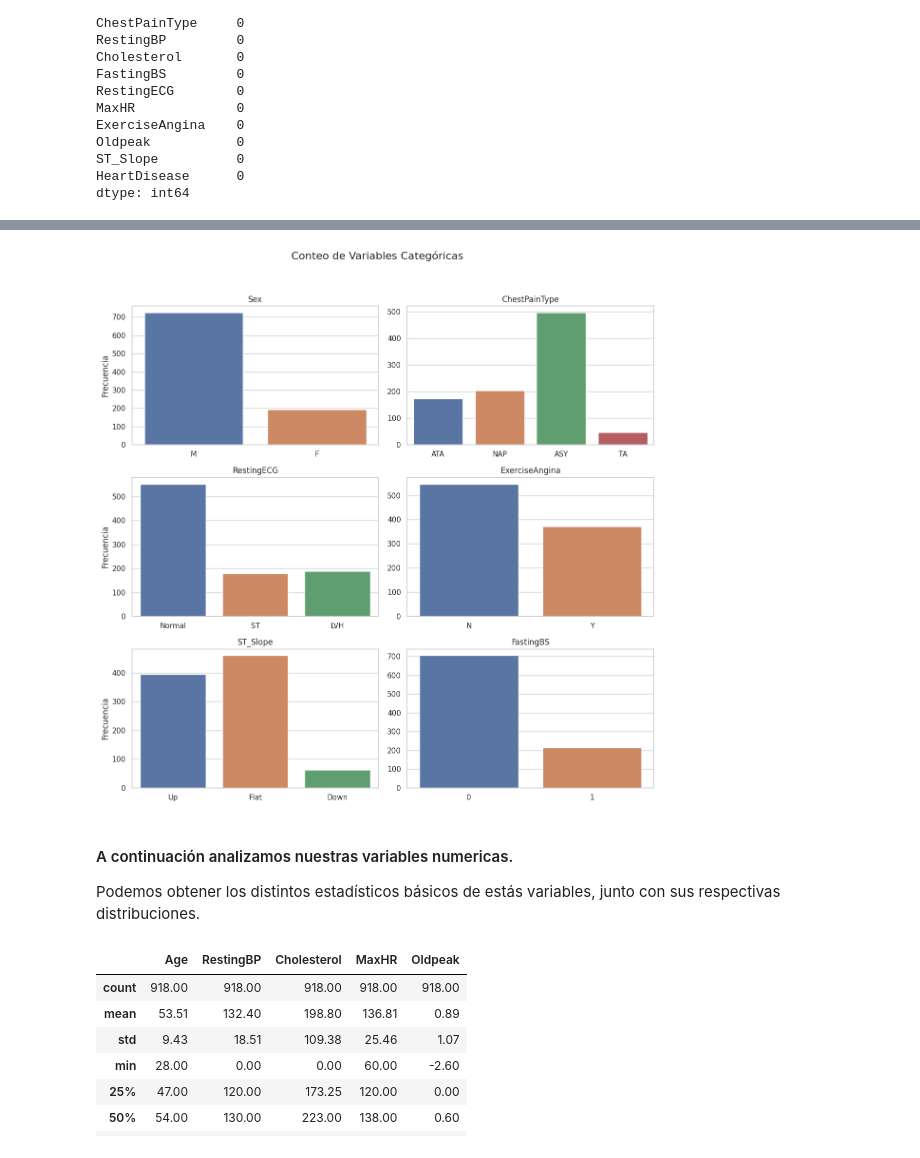
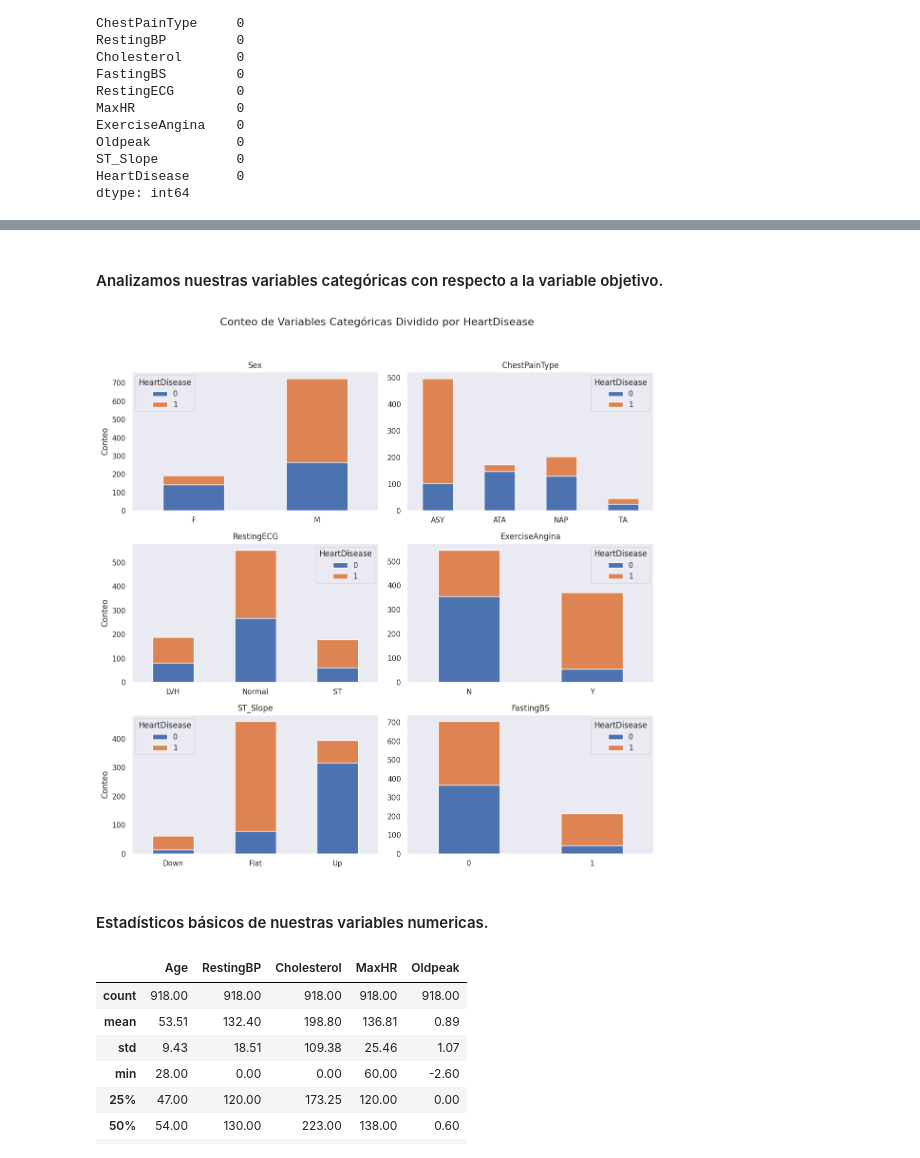
Before and after one commit to josemal98/Proyecto_ML_BEDU, a Jupyter notebook: Notebooks/josecarlos.ipynb, the cells around one changed output, grey strips where cells are left out. Saved outputs shown, nothing was run; the diff lists cells and outputs as text; code cells hidden in the pictures.

```diff
--- a/Notebooks/josecarlos.ipynb
+++ b/Notebooks/josecarlos.ipynb
@@ -75,7 +85,7 @@ dtype: int64
 # %%
 
 # Configura el estilo de Seaborn
-sns.set(style="whitegrid")
+sns.set(style="white")
 
 # Calcula la cantidad de valores faltantes en cada variable
 missing_values = df.isna().sum()
@@ -100,0 +109,16 @@ Evaluamos que tan balanceadas están las distintas categorías en cada una de nu
+# %%
+# Configura el estilo de Seaborn
+sns.set(style="dark")
+
+# Crea la figura para la gráfica de barras de 'HeartDisease'
+plt.figure(figsize=(6, 6))
+
+# Grafica la gráfica de barras de 'HeartDisease'
+sns.countplot(data=df, x="HeartDisease")
+plt.xlabel('Heart Disease')
+plt.ylabel('Conteo')
+plt.xticks([0, 1], ['0', '1'])
+plt.title('Conteo de Heart Disease')
+
+# Mostrar la figura
+plt.show()
@@ -101,50 +127,53 @@ Evaluamos que tan balanceadas están las distintas categorías en cada una de nu
+# %% [markdown]
+#### Analizamos nuestras variables categóricas con respecto a la variable objetivo.
 # %%
-# Configura el estilo de Seaborn
-sns.set(style="whitegrid")
+# Configura el estilo de Seaborn en "darkgrid"
+sns.set_style("dark")
 
-# Lista de columnas categóricas, incluyendo 'FastingBS'
+# Definir las columnas categóricas
 categorical_columns = ['Sex', 'ChestPainType', 'RestingECG', 'ExerciseAngina', 'ST_Slope', 'FastingBS']
 
-# Calcula el número de filas y columnas para los subplots
+# Configurar la figura y los subplots
 num_rows = 3
 num_cols = 2
-
-# Crea la figura y los subplots
 fig, axes = plt.subplots(num_rows, num_cols, figsize=(12, 12))
-fig.subplots_adjust(wspace=0.5, hspace=0.5)  # Ajusta el espacio entre subplots
-
-# Asegúrate de que 'axes' sea una matriz 2D
+fig.subplots_adjust(wspace=0.5, hspace=0.5)  # Ajustar el espacio entre subplots
 axes = axes.reshape(-1)
 
-# Itera a través de las columnas categóricas y crea las gráficas de barras
+# Iterar a través de las columnas categóricas y crear gráficas de barras apiladas por la variable objetivo
 for i, column in enumerate(categorical_columns):
-    sns.countplot(data=df, x=column, ax=axes[i])
-    axes[i].set_xlabel('')
-    if i % 2 == 0:  # Elimina el ylabel de las subgráficas de la derecha
-        axes[i].set_ylabel('Frecuencia')
+    # Dividir los datos por HeartDisease y contar las frecuencias para cada categoría
+    grouped = df.groupby([column, 'HeartDisease']).size().unstack()
+
+    # Crear un gráfico de barras apiladas
+    ax = grouped.plot(kind='bar', stacked=True, ax=axes[i])
+    ax.set_xlabel('')
+    if i % 2 == 0:
+        ax.set_ylabel('Conteo')
     else:
-        axes[i].set_ylabel('')
-    axes[i].set_title(column)
+        ax.set_ylabel('')
+    ax.set_title(column)
 
-# Elimina los subplots vacíos si hay menos de 6 variables categóricas
+    # Desactivar la rotación de los x-labels
+    ax.set_xticklabels(ax.get_xticklabels(), rotation=0)
+
+# Eliminar los subplots vacíos si hay menos de 6 variables categóricas
 if len(categorical_columns) < num_rows * num_cols:
     for i in range(len(categorical_columns), num_rows * num_cols):
         fig.delaxes(axes[i])
 
-# Agrega un título general a la figura
-plt.suptitle('Conteo de Variables Categóricas', fontsize=16)
+# Agregar un título general a la figura
+plt.suptitle('Conteo de Variables Categóricas Dividido por HeartDisease', fontsize=16)
 
-# Ajusta el espaciado entre subplots
+# Ajustar el espaciado entre subplots
 plt.tight_layout(rect=[0, 0, 1, 0.95])
 
 # Mostrar la figura
 plt.show()
 # %% [output]
-[figure, old version]
+[figure, new version]
-# %% [markdown]
-#### A continuación analizamos nuestras variables numericas.
-
-Podemos obtener los distintos estadísticos básicos de estás variables, junto con sus respectivas distribuciones.
+# %% [markdown]
+#### Estadísticos básicos de nuestras variables numericas.
 # %%
 # Lista de columnas numéricas
 numerical_columns = ['Age', 'RestingBP', 'Cholesterol', 'MaxHR', 'Oldpeak']
```
Also changed, not shown: parts of 21 cells of this notebook.
